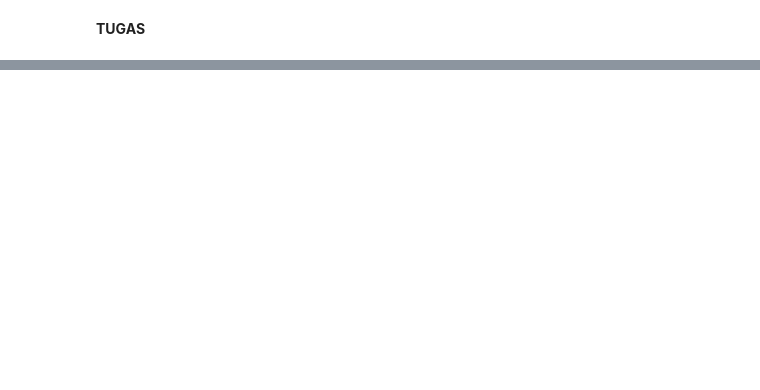
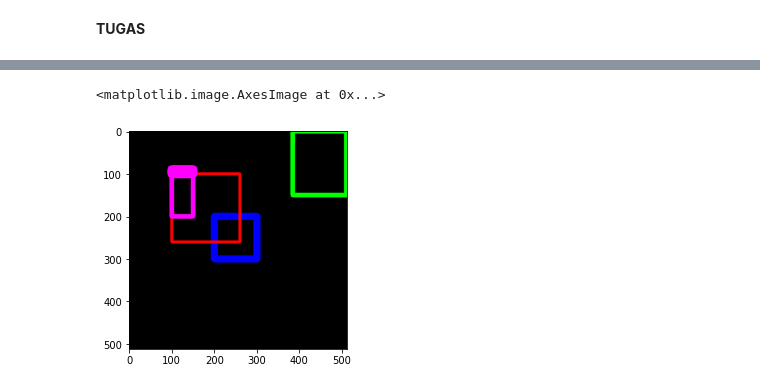
Before and after one commit to nazzaladiy/PCVK_Genap_2022, a Jupyter notebook: week2.ipynb, the cells around one changed output, grey strips where cells are left out. Saved outputs shown, nothing was run; the diff lists cells and outputs as text; code cells hidden in the pictures; blank space fills up the shorter version.

```diff
--- a/week2.ipynb
+++ b/week2.ipynb
@@ -136,0 +176,6 @@ plt.imshow(black_img2)
+# %%
+cv.rectangle(black_img, pt1=(150,200), pt2=(100,100), color=(255,0,255), thickness=9)
+plt.imshow(black_img)
+# %% [output]
+<matplotlib.image.AxesImage at 0x...>
+[figure, added]
```
Also changed, not shown: parts of 12 cells of this notebook.
